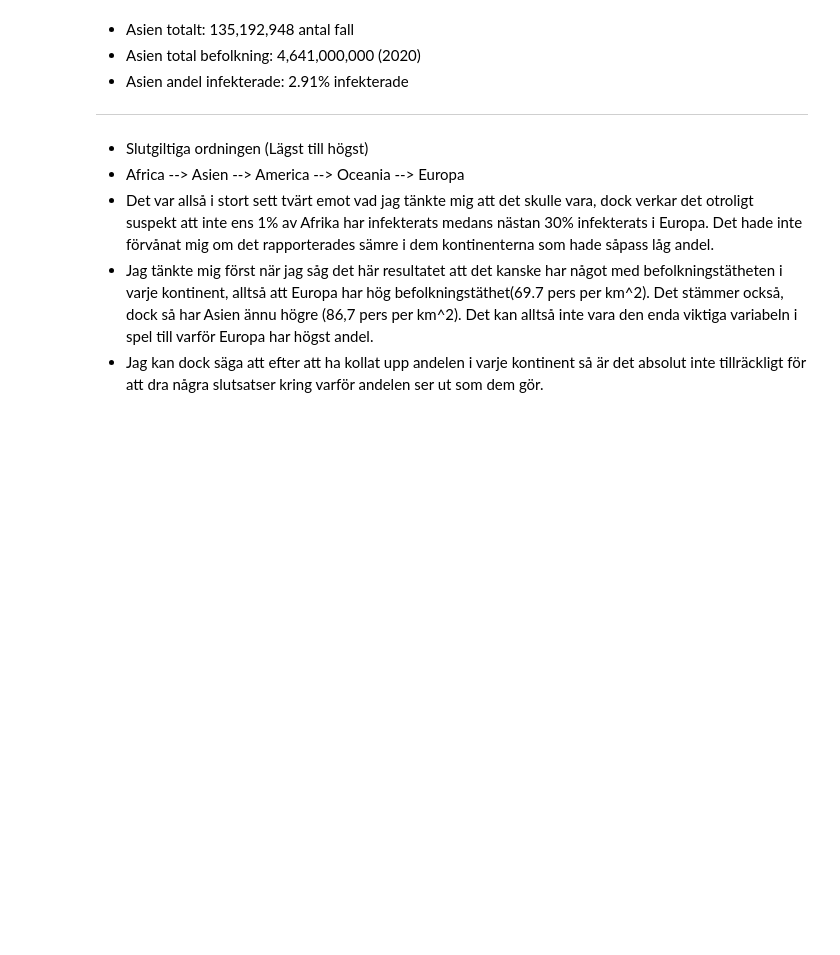
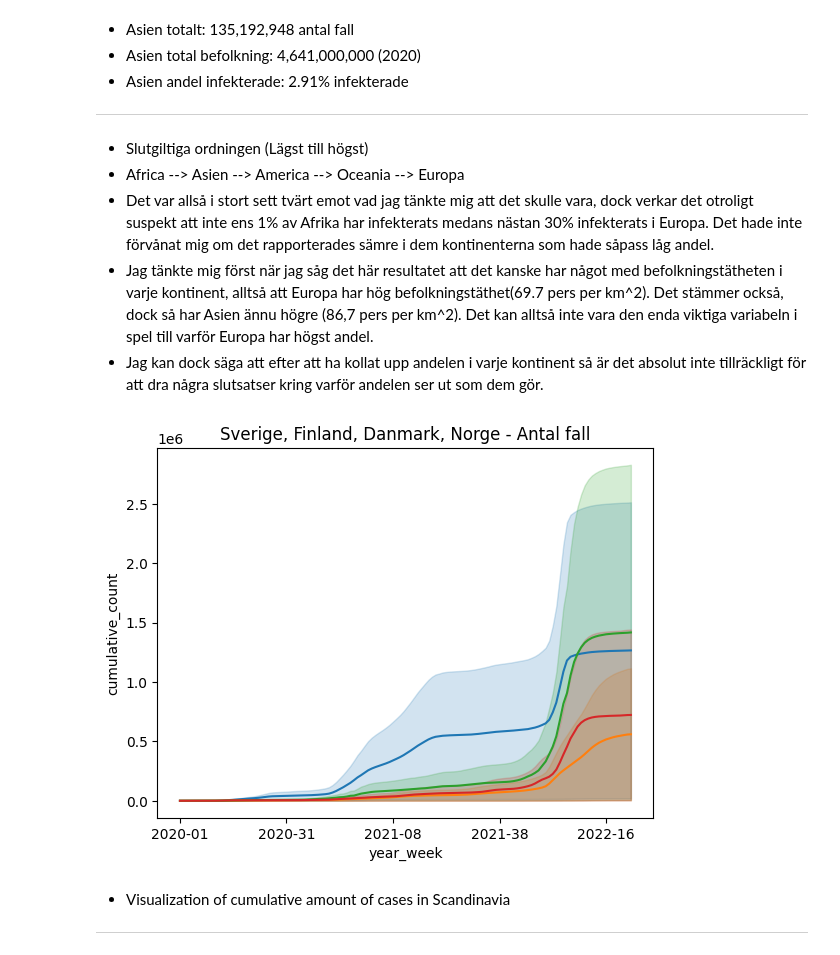
Before and after one commit to Danneftw1/Databehandling-Daniel-Nilsson, a Jupyter notebook: Labb_1/Uppgift_4.ipynb, the cells around one changed output. Saved outputs shown, nothing was run; the diff lists cells and outputs as text; code cells hidden in the pictures; blank space fills up the shorter version.

```diff
--- a/Labb_1/Uppgift_4.ipynb
+++ b/Labb_1/Uppgift_4.ipynb
@@ -80,20 +82,25 @@ def country_total(variable_name, country_name):
 # %%
 # comparing Sweden, Finland, Denmark and Norway
 sweden_data = worldcoviddata[(worldcoviddata["country"] == "Sweden")]
 finland_data = worldcoviddata[(worldcoviddata["country"] == "Finland")]
 denmark_data = worldcoviddata[(worldcoviddata["country"] == "Denmark")]
 norway_data = worldcoviddata[(worldcoviddata["country"] == "Norway")]
 
 sweden_data = sweden_data[['year_week', 'cumulative_count', 'population']]
 finland_data = finland_data[['year_week', 'cumulative_count', 'population']]
 denmark_data = denmark_data[['year_week', 'cumulative_count', 'population']]
 norway_data = norway_data[['year_week', 'cumulative_count', 'population']]
 
 
 ax = plt.axes()
-sns.lineplot(data= sweden_data, x='year_week', y='cumulative_count'/ 'population')
-sns.lineplot(data =finland_data, x = 'year_week', y = 'cumulative_count'/ 'population')
-sns.lineplot(data =denmark_data, x = 'year_week', y = 'cumulative_count'/ 'population')
-sns.lineplot(data =norway_data, x = 'year_week', y = 'cumulative_count'/ 'population')
+sns.lineplot(data= sweden_data, x='year_week', y='cumulative_count')
+sns.lineplot(data =finland_data, x = 'year_week', y = 'cumulative_count')
+sns.lineplot(data =denmark_data, x = 'year_week', y = 'cumulative_count')
+sns.lineplot(data =norway_data, x = 'year_week', y = 'cumulative_count')
 ax.set(title = "Sverige, Finland, Danmark, Norge - Antal fall")
 ax.xaxis.set_major_locator(plt.MaxNLocator(5))
+# %% [output]
+[figure, added]
+# %% [markdown]
+- Visualization of cumulative amount of cases in Scandinavia
+----------------------------------------
```
Also changed, not shown: parts of 6 cells of this notebook, 1 other file.
